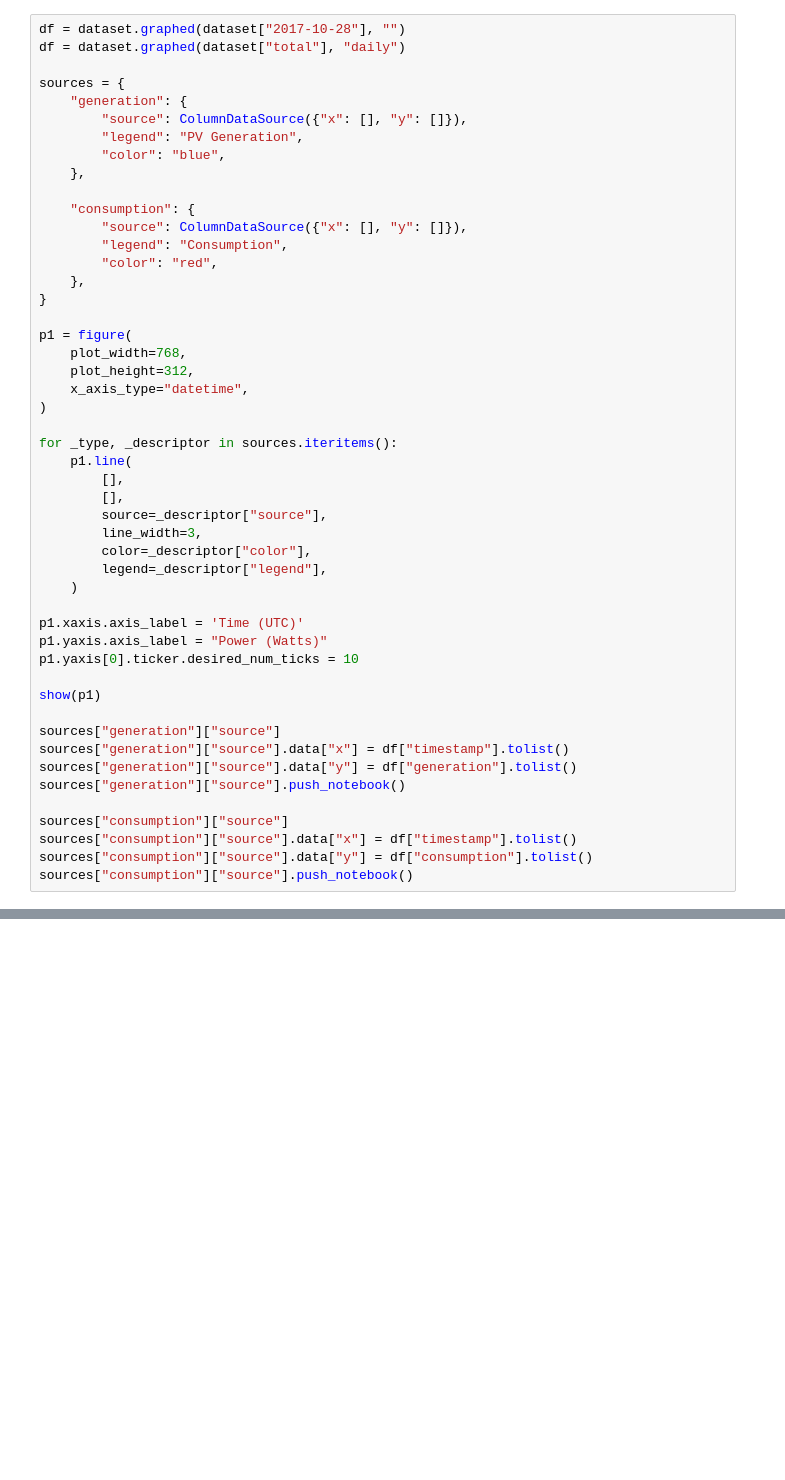
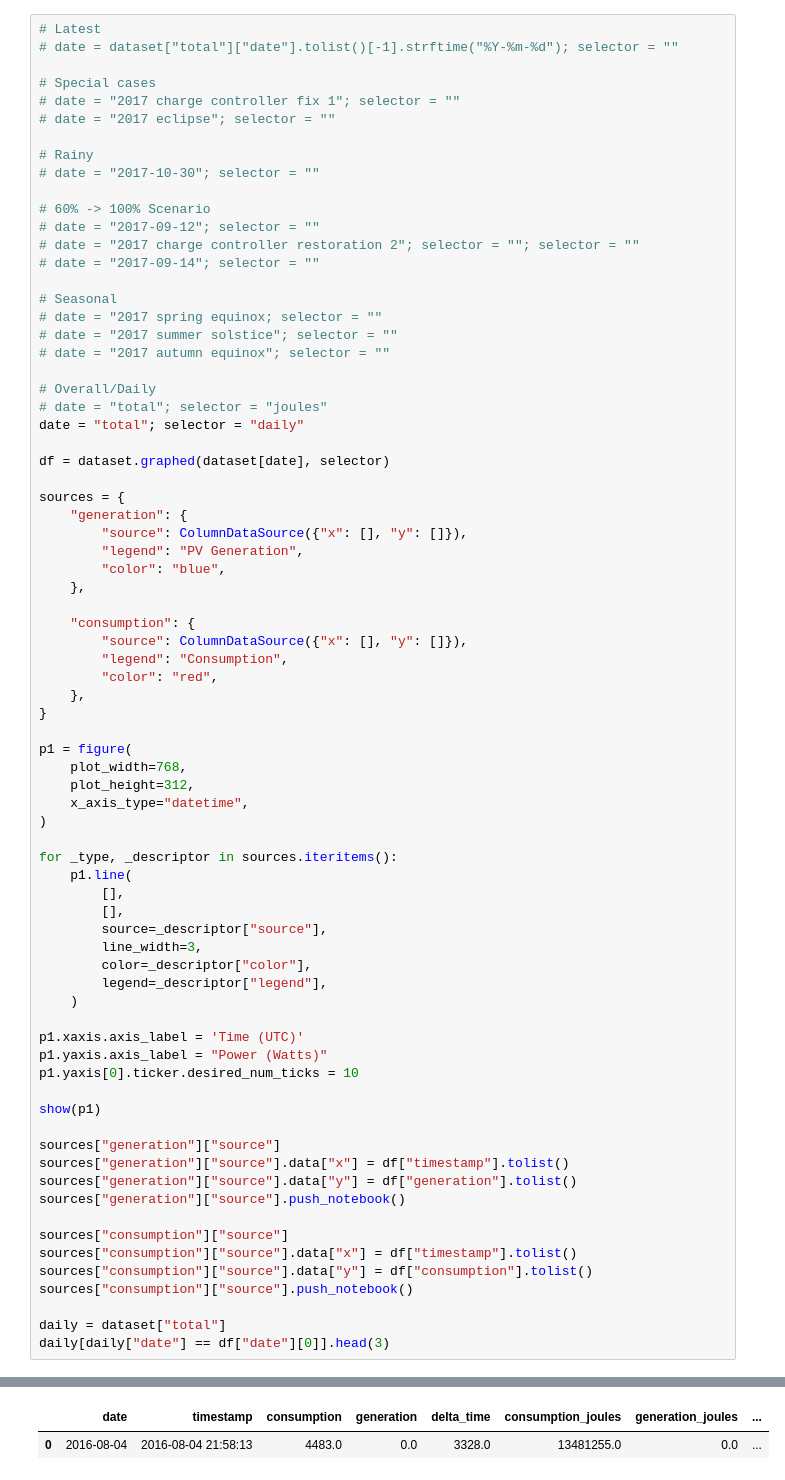
Before and after one commit to damionw/pvData, a Jupyter notebook: pvData/notebooks/Year of Living Solar.ipynb, the cells around one changed output, grey strips where cells are left out. Saved outputs shown, nothing was run; the diff lists cells and outputs as text; blank space fills up the shorter version.

```diff
--- a/pvData/notebooks/Year of Living Solar.ipynb
+++ b/pvData/notebooks/Year of Living Solar.ipynb
@@ -37,8 +38,31 @@ WARNING:root:Computing daily statistics
 | 13 | 2017-09-22 | 2017-09-22 23:59:51 | 11265.0 | 6046.0 | 262.0 | 87626275.0 | 103312496.5 | ... |
 | 14 | 2017-10-04 | 2017-10-04 23:59:45 | 9024.0 | 10724.0 | 231.0 | 93891718.0 | 125996257.5 | ... |
 # %%
-df = dataset.graphed(dataset["2017-10-28"], "")
-df = dataset.graphed(dataset["total"], "daily")
+# Latest
+# date = dataset["total"]["date"].tolist()[-1].strftime("%Y-%m-%d"); selector = ""
+
+# Special cases
+# date = "2017 charge controller fix 1"; selector = ""
+# date = "2017 eclipse"; selector = ""
+
+# Rainy
+# date = "2017-10-30"; selector = ""
+
+# 60% -> 100% Scenario
+# date = "2017-09-12"; selector = ""
+# date = "2017 charge controller restoration 2"; selector = ""; selector = ""
+# date = "2017-09-14"; selector = ""
+
+# Seasonal
+# date = "2017 spring equinox; selector = ""
+# date = "2017 summer solstice"; selector = ""
+# date = "2017 autumn equinox"; selector = ""
+
+# Overall/Daily
+# date = "total"; selector = "joules"
+date = "total"; selector = "daily"
+
+df = dataset.graphed(dataset[date], selector)
 
 sources = {
     "generation": {
@@ -60,30 +84,35 @@ p1 = figure(
     x_axis_type="datetime",
 )
 
 for _type, _descriptor in sources.iteritems():
     p1.line(
         [],
         [],
         source=_descriptor["source"],
         line_width=3,
         color=_descriptor["color"],
         legend=_descriptor["legend"],
     )
 
 p1.xaxis.axis_label = 'Time (UTC)'
 p1.yaxis.axis_label = "Power (Watts)"
 p1.yaxis[0].ticker.desired_num_ticks = 10
 
 show(p1)
 
 sources["generation"]["source"]
 sources["generation"]["source"].data["x"] = df["timestamp"].tolist()
 sources["generation"]["source"].data["y"] = df["generation"].tolist()
 sources["generation"]["source"].push_notebook()
 
 sources["consumption"]["source"]
 sources["consumption"]["source"].data["x"] = df["timestamp"].tolist()
 sources["consumption"]["source"].data["y"] = df["consumption"].tolist()
 sources["consumption"]["source"].push_notebook()
+
+daily = dataset["total"]
+daily[daily["date"] == df["date"][0]].head(3)
 # %% [output]
 [interactive output not drawn]
+|  | date | timestamp | consumption | generation | delta_time | consumption_joules | generation_joules | ... |
+| 0 | 2016-08-04 | 2016-08-04 21:58:13 | 4483.0 | 0.0 | 3328.0 | 13481255.0 | 0.0 | ... |
```
Also changed, not shown: parts of 1 cell of this notebook, 6 other files.
